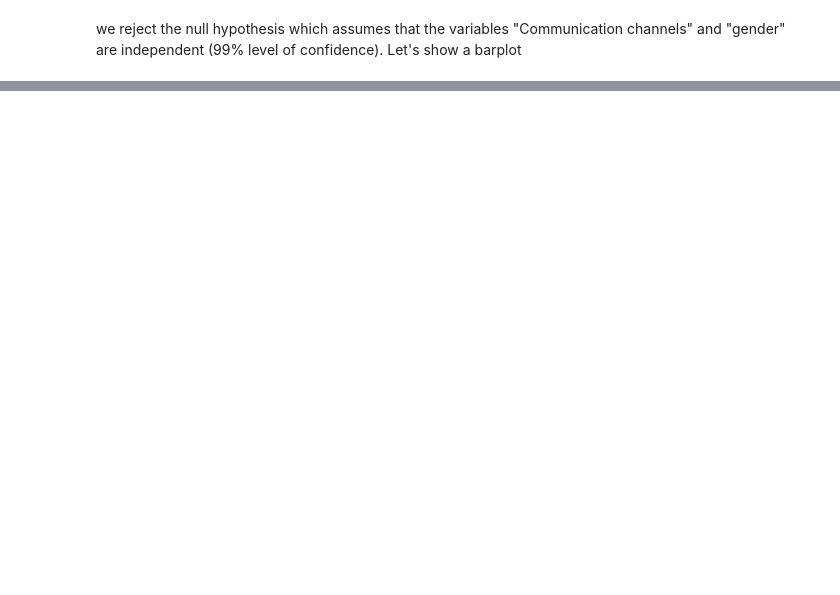
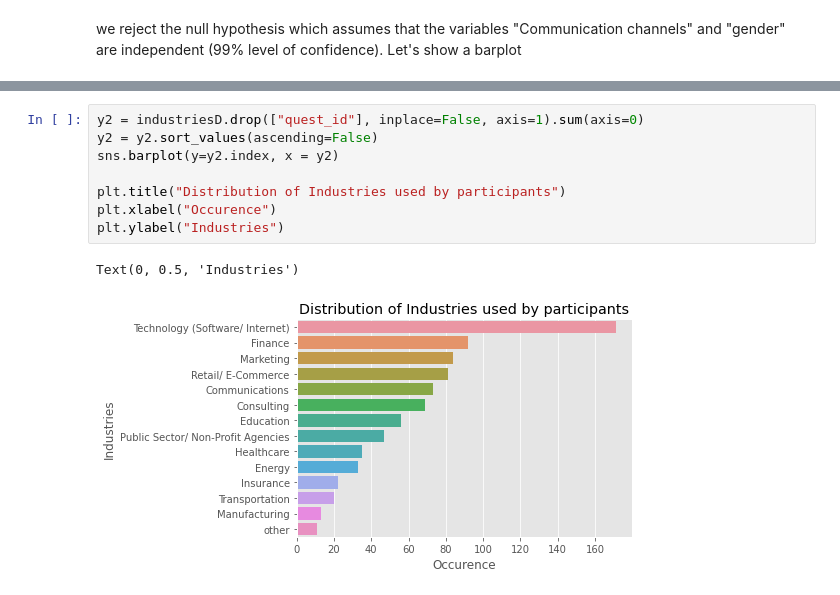
Before and after one commit to Serj-crypto/Ayiti-Analytics-ProjectPy1, a Jupyter notebook: data.ipynb, the cells around one changed output, grey strips where cells are left out. Saved outputs shown, nothing was run; the diff lists cells and outputs as text; blank space fills up the shorter version.

```diff
--- a/data.ipynb
+++ b/data.ipynb
@@ -549,0 +624,11 @@ For men bootcamp alumni is't significant, 8th place.
+# %%
+y2 = industriesD.drop(["quest_id"], inplace=False, axis=1).sum(axis=0)
+y2 = y2.sort_values(ascending=False)
+sns.barplot(y=y2.index, x = y2)
+
+plt.title("Distribution of Industries used by participants")
+plt.xlabel("Occurence")
+plt.ylabel("Industries")
+# %% [output]
+Text(0, 0.5, 'Industries')
+[figure, added]
```
Also changed, not shown: parts of 21 cells of this notebook.
